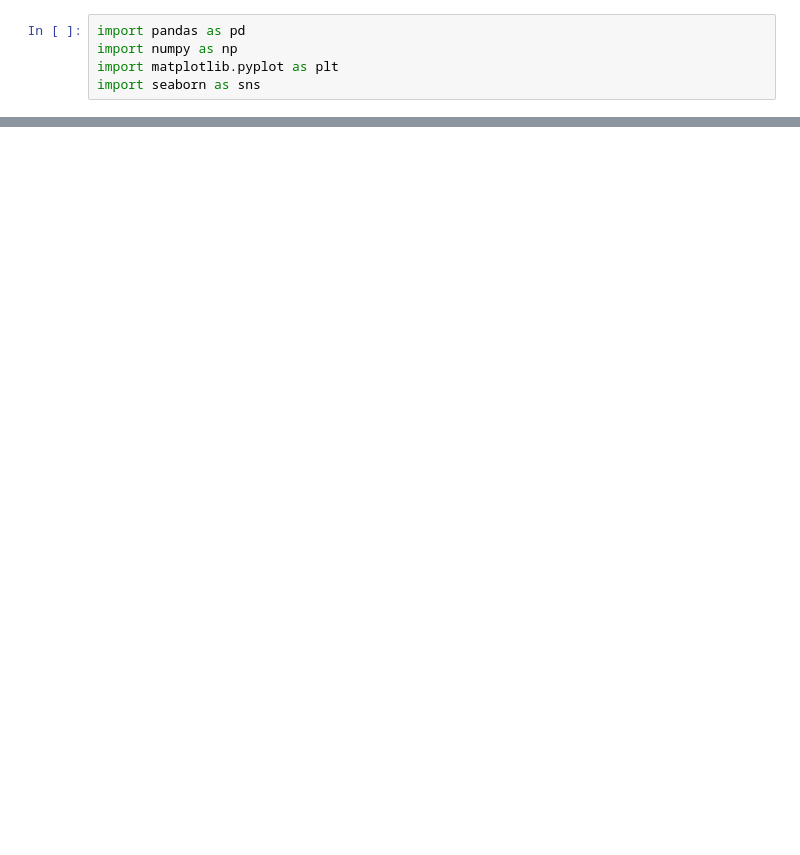
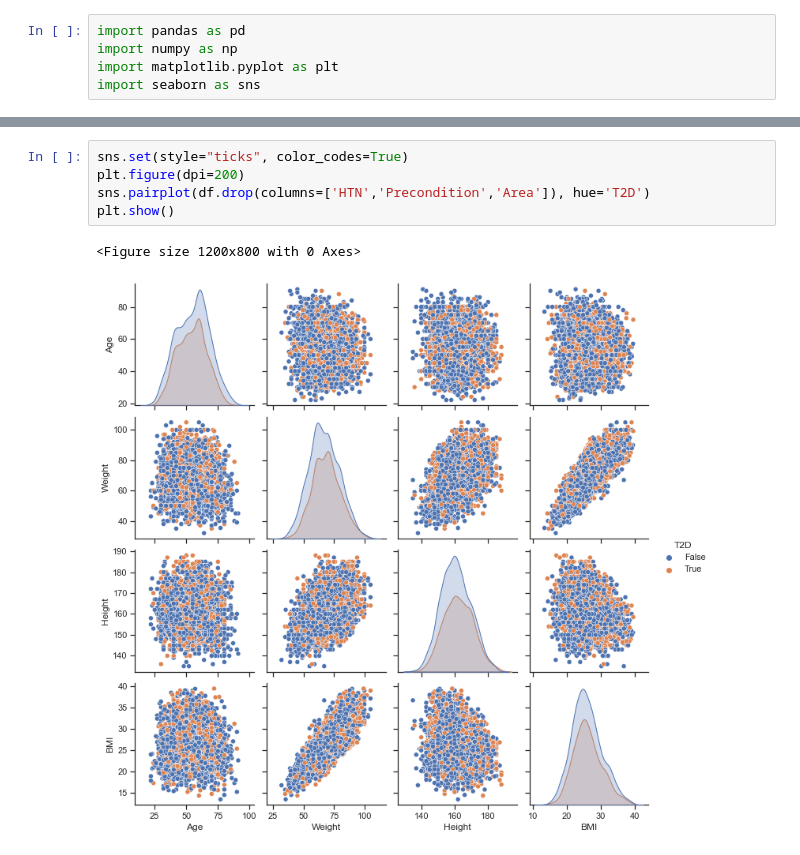
Before and after one commit to CBGOUS/T2D-HTN-analysys, a Jupyter notebook: descriptive_registry.ipynb, the cells around one changed output, grey strips where cells are left out. Drawn from its saved outputs; the diff is of its cells as text; blank space fills up the shorter version.

```diff
--- a/descriptive_registry.ipynb
+++ b/descriptive_registry.ipynb
@@ -60,0 +233,8 @@ plt.show()
+# %%
+sns.set(style="ticks", color_codes=True)
+plt.figure(dpi=200)
+sns.pairplot(df.drop(columns=['HTN','Precondition','Area']), hue='T2D')
+plt.show()
+# %% [output]
+<Figure size 1200x800 with 0 Axes>
+[figure, added]
```
Also changed, not shown: parts of 27 cells of this notebook.
